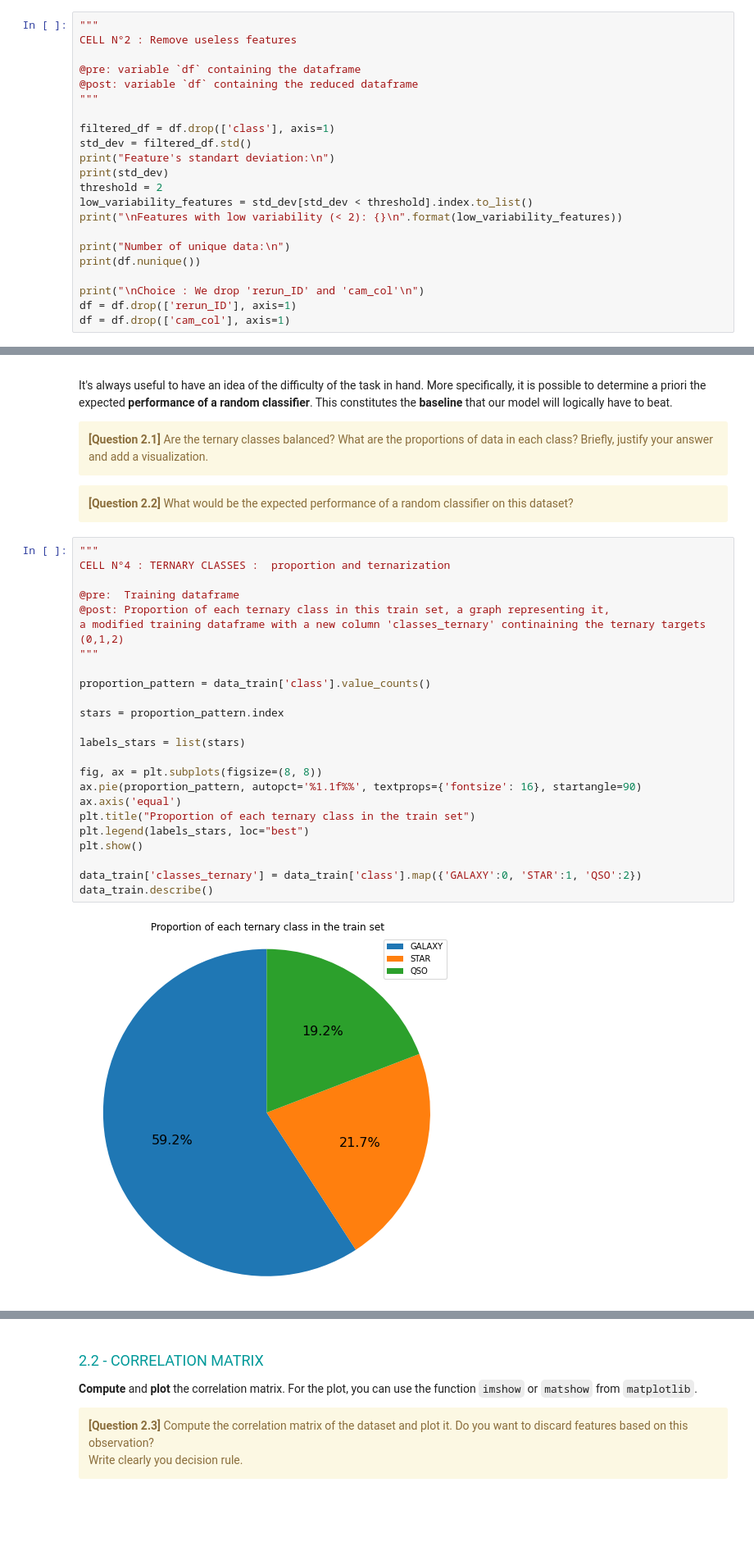
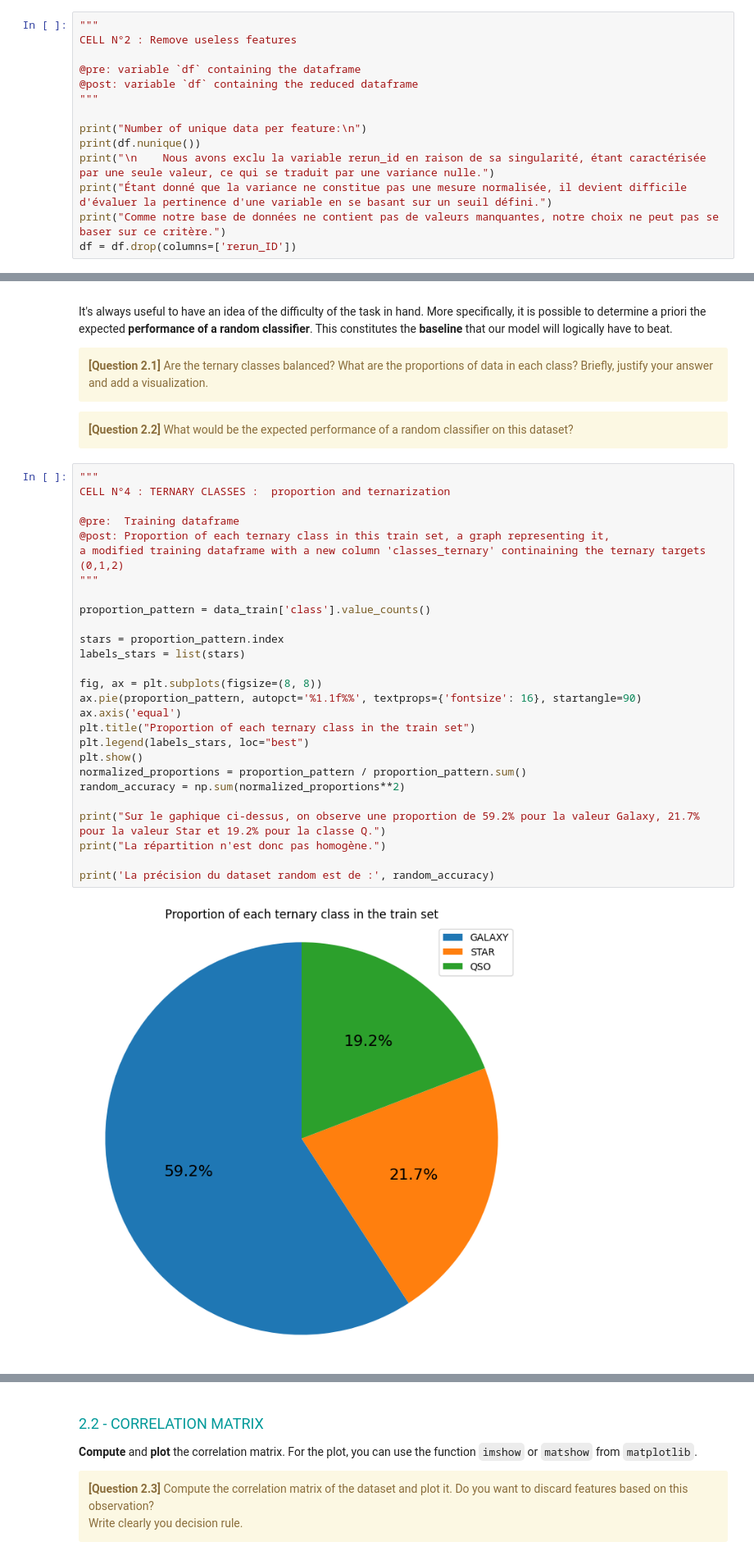
Before and after one commit to Mathis003/LEPL1109-Hackathons, a Jupyter notebook: Hackathon_2/Hackathon02-Classification.ipynb, the cells around one changed output, grey strips where cells are left out. Shown at 82% size. Cells and saved outputs as stored; diff of their text form; blank space fills up the shorter version.

```diff
--- a/Hackathon_2/Hackathon02-Classification.ipynb
+++ b/Hackathon_2/Hackathon02-Classification.ipynb
@@ -177,18 +168,10 @@ CELL N°2 : Remove useless features
 @post: variable `df` containing the reduced dataframe
 """
 
-filtered_df = df.drop(['class'], axis=1)
-std_dev = filtered_df.std()
-print("Feature's standart deviation:\n")
-print(std_dev)
-threshold = 2
-low_variability_features = std_dev[std_dev < threshold].index.to_list()
-print("\nFeatures with low variability (< 2): {}\n".format(low_variability_features))
-
-print("Number of unique data:\n")
+print("Number of unique data per feature:\n")
 print(df.nunique())
-
-print("\nChoice : We drop 'rerun_ID' and 'cam_col'\n")
-df = df.drop(['rerun_ID'], axis=1)
-df = df.drop(['cam_col'], axis=1)
+print("\n    Nous avons exclu la variable rerun_id en raison de sa singularité, étant caractérisée par une seule valeur, ce qui se traduit par une variance nulle.")
+print("Étant donné que la variance ne constitue pas une mesure normalisée, il devient difficile d'évaluer la pertinence d'une variable en se basant sur un seuil défini.")
+print("Comme notre base de données ne contient pas de valeurs manquantes, notre choix ne peut pas se baser sur ce critère.")
+df = df.drop(columns=['rerun_ID'])
 # %% [output]
@@ -257,26 +257,29 @@ It's always useful to have an idea of the difficulty of the task in hand. More s
 # %%
 """
 CELL N°4 : TERNARY CLASSES :  proportion and ternarization
 
 @pre:  Training dataframe
 @post: Proportion of each ternary class in this train set, a graph representing it,
 a modified training dataframe with a new column 'classes_ternary' continaining the ternary targets (0,1,2)
 """
 
 proportion_pattern = data_train['class'].value_counts()
 
 stars = proportion_pattern.index
-
 labels_stars = list(stars)
 
 fig, ax = plt.subplots(figsize=(8, 8))
 ax.pie(proportion_pattern, autopct='%1.1f%%', textprops={'fontsize': 16}, startangle=90)
 ax.axis('equal')
 plt.title("Proportion of each ternary class in the train set")
 plt.legend(labels_stars, loc="best")
 plt.show()
+normalized_proportions = proportion_pattern / proportion_pattern.sum()
+random_accuracy = np.sum(normalized_proportions**2)
 
-data_train['classes_ternary'] = data_train['class'].map({'GALAXY':0, 'STAR':1, 'QSO':2})
-data_train.describe()
+print("Sur le gaphique ci-dessus, on observe une proportion de 59.2% pour la valeur Galaxy, 21.7% pour la valeur Star et 19.2% pour la classe Q.")
+print("La répartition n'est donc pas homogène.")
+
+print('La précision du dataset random est de :', random_accuracy)
 # %% [output]
-[figure, old version]
+[figure, new version]
```
Also changed, not shown: parts of 7 cells of this notebook.
